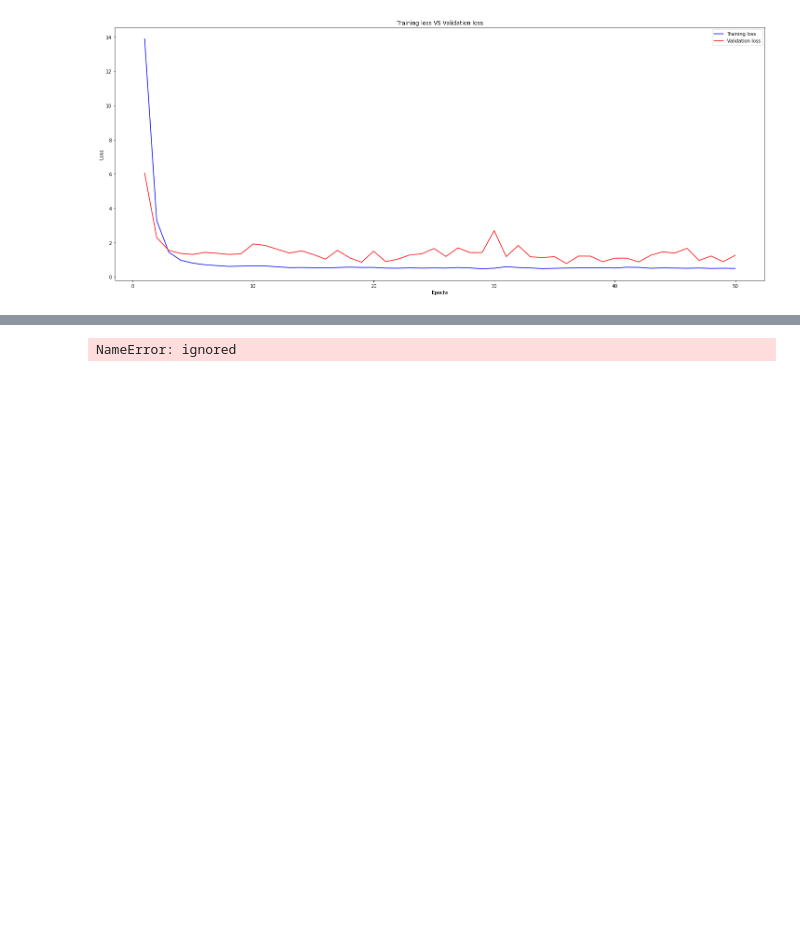
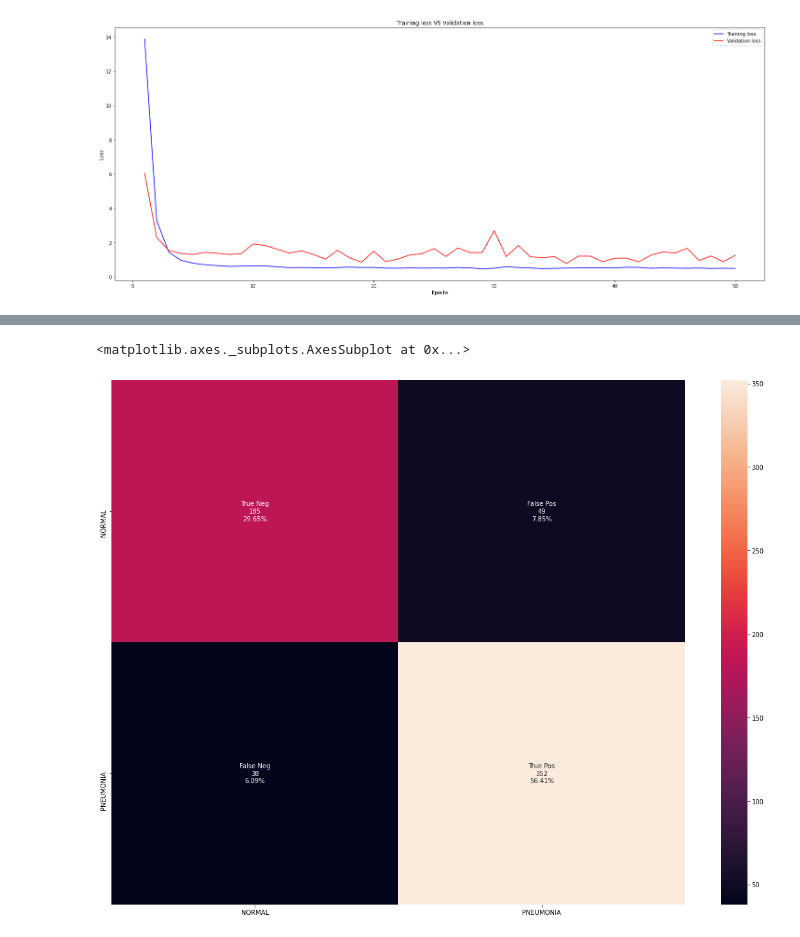
Before and after one commit to M-Borsuk/CNN-Pneumonia-Classification, a Jupyter notebook: PneumoniaScansCNN.ipynb, the cells around one changed output, grey strips where cells are left out. Saved outputs shown, nothing was run; the diff lists cells and outputs as text; code cells hidden in the pictures; blank space fills up the shorter version.

```diff
--- a/PneumoniaScansCNN.ipynb
+++ b/PneumoniaScansCNN.ipynb
@@ -247,5 +268,11 @@ plt.show()
+# %%
+X_test,y_test = get_test_set(test_dir)
+# %%
+X_test = X_test / 255.
+# %%
+X_test = X_test.reshape(-1,150,150,1)
 # %%
-y_pred = model_lol.predict_classes(x_test)
+y_pred = model.predict_classes(X_test)
 print(classification_report(y_test,y_pred))
 # %% [output]
               precision    recall  f1-score   support
@@ -265,13 +292,15 @@ array([[460, 136],
 # %%
 import seaborn as sns
+plt.figure(figsize=(20,15))
 group_names = ['True Neg','False Pos','False Neg','True Pos']
 group_counts = ['{0:0.0f}'.format(value) for value in
                 cm.flatten()]
 group_percentages = ['{0:.2%}'.format(value) for value in
                      cm.flatten()/np.sum(cm)]
 labels = [f'{v1}\n{v2}\n{v3}' for v1, v2, v3 in
           zip(group_names,group_counts,group_percentages)]
 labels = np.asarray(labels).reshape(2,2)
-sns.heatmap(cm, annot=labels, fmt='')
+sns.heatmap(cm, annot=labels, fmt='',xticklabels=['NORMAL','PNEUMONIA'],yticklabels=['NORMAL','PNEUMONIA'])
 # %% [output]
-NameError: ignored
+<matplotlib.axes._subplots.AxesSubplot at 0x...>
+[figure, added]
```
Also changed, not shown: parts of 7 cells of this notebook.
